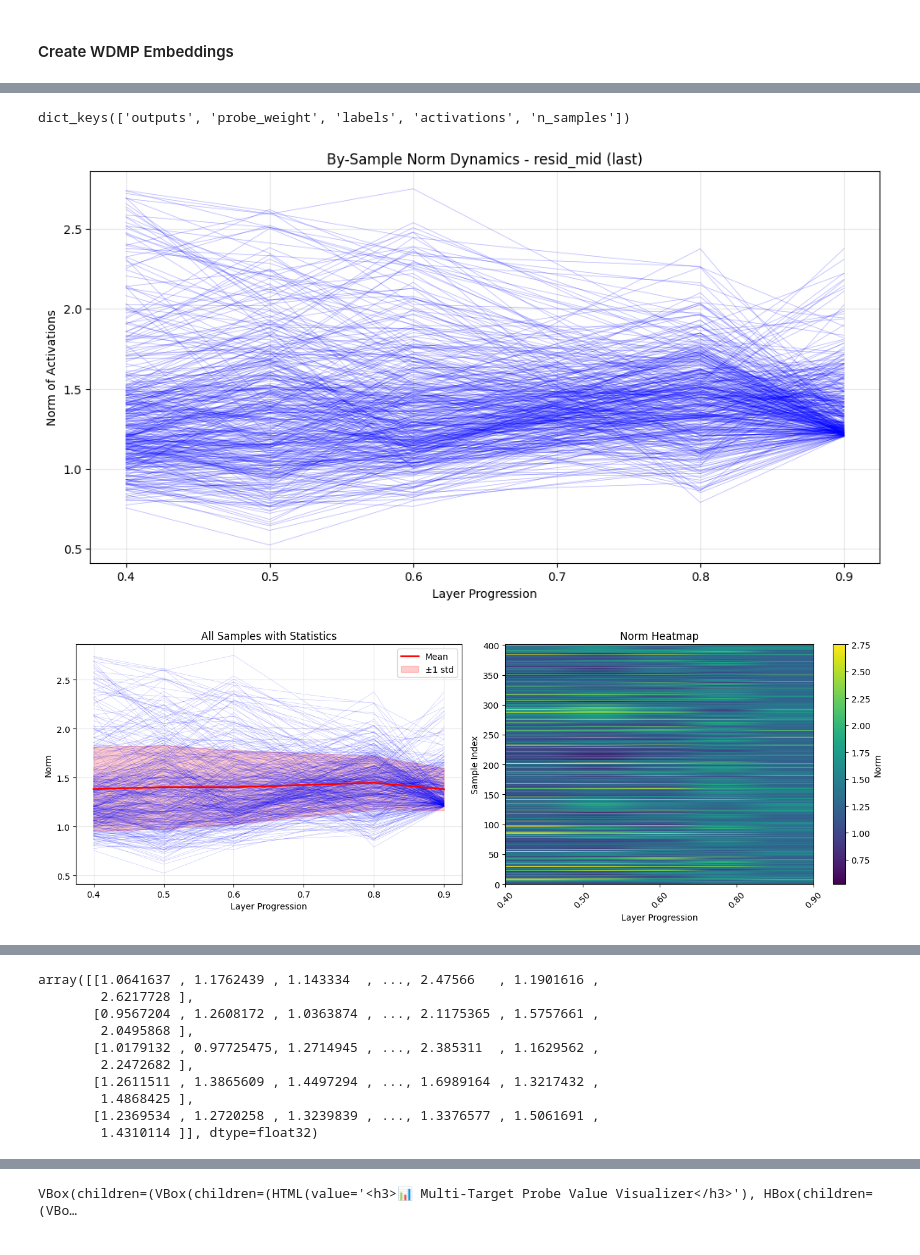
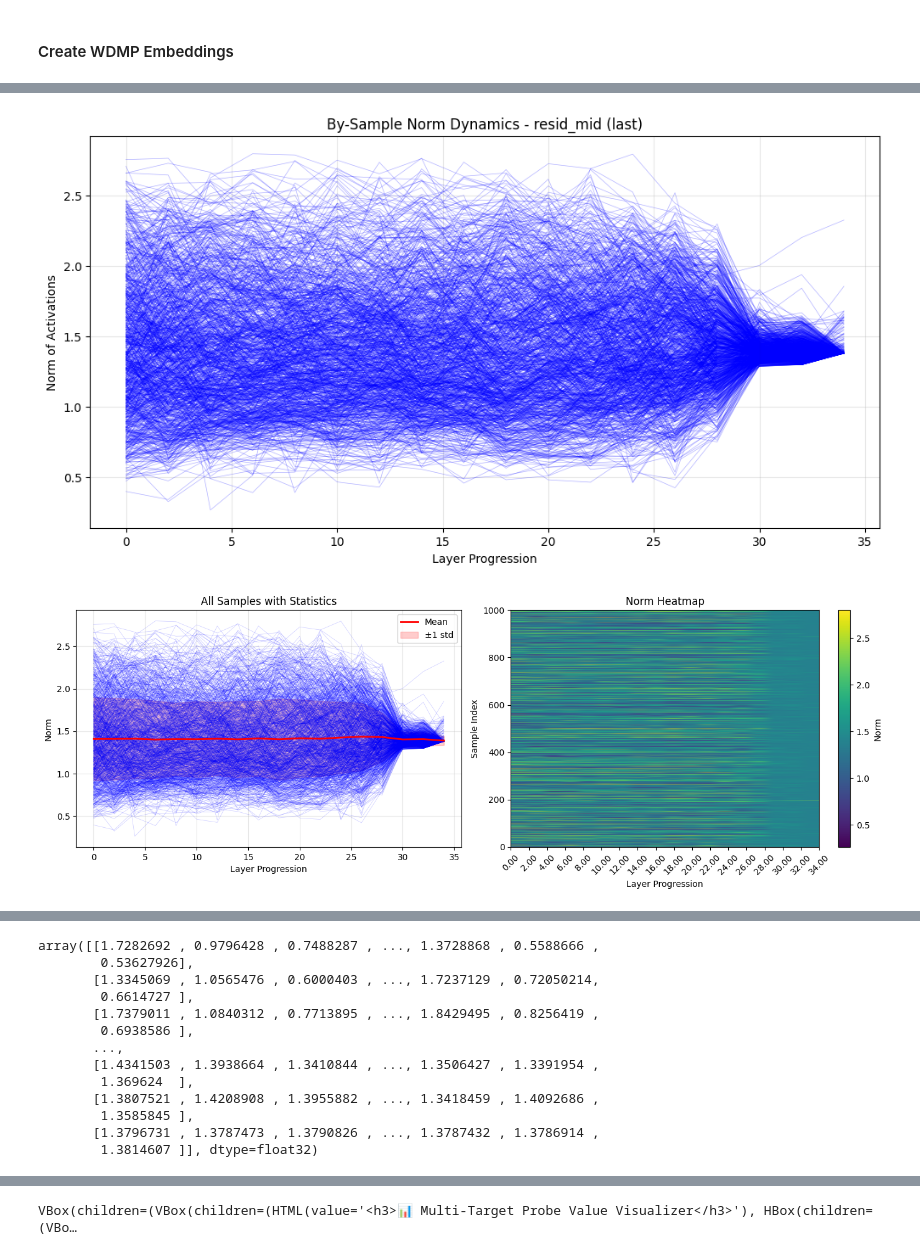
Before and after one commit to leostre/evals_project, a Jupyter notebook: qwen/lin_probes MixTox.ipynb, the cells around one changed output, grey strips where cells are left out. Cells and saved outputs as stored; diff of their text form; code cells hidden in the pictures.

Commit message:
enlarged real toxic

```diff
--- a/qwen/lin_probes MixTox.ipynb
+++ b/qwen/lin_probes MixTox.ipynb
@@ -731,5 +596,7 @@ Done. Results saved in two formats:
 # %%
-results_df = pd.read_csv('lin_probes_regression_per_target.csv')
+import pandas as pd
+
+results_df = pd.read_csv(os.path.join(SAVE_DIR, 'lin_probes_regression_per_target.csv'))
 
 # results_df = pd.DataFrame(results)
 # %%
@@ -927,17 +688,15 @@ n_targets = 8
 # %%
+from functools import partial, cache
+from utils import LinearProbe
+
 # ====================== DATA PREPARATION ======================
-def load_probe_data_cached(act_type, layer_idx, agg_type):
+@cache
+def load_probe_data_cached_rgr(act_type, layer_idx, agg_type, probe_dir, act_dir):
     """Cached data loading"""
-    cache_key = f"{act_type}_{layer_idx}_{agg_type}"
 
-    if not hasattr(load_probe_data_cached, 'cache'):
-        load_probe_data_cached.cache = {}
 
-    if cache_key in load_probe_data_cached.cache:
-        return load_probe_data_cached.cache[cache_key]
-
-    probe_path = f'/home/leostre/Рабочий стол/evals_project/qwen/harmfulness_activations_qwen3_MixTox/regression_probe_l{layer_idx}_{act_type}_{agg_type}.pt'
-    full_dataset = ActivationDataset(act_type, layer_idx, 'all', gathering_func=gather_full_tensor_wdmp, agg_type=agg_type)
+    probe_path = f'{probe_dir}/regression_probe_l{layer_idx}_{act_type}_{agg_type}.pt'
+    full_dataset = ActivationDataset(act_type, layer_idx, 'all', gathering_func=partial(gather_full_tensor_wdmp, dir=act_dir), agg_type=agg_type)
 
     probe_state = torch.load(probe_path)
     probe = LinearProbe(full_dataset.data.size(-1), n_targets, sigmoid=SIGMOID_PROBE)
@@ -967,12 +726,7 @@ def load_probe_data_cached(act_type, layer_idx, agg_type):
         'n_samples': len(full_dataset.labels)
     }
 
-    load_probe_data_cached.cache[cache_key] = result
     return result
-# %%
-load_probe_data_cached('resid_post', 14, 'mean').keys()
-# %% [output]
-dict_keys(['outputs', 'probe_weight', 'labels', 'activations', 'n_samples'])
 # %%
 def np_sigmoid(x):
     return 1 / (1 + np.exp(-x))
@@ -980,13 +734,13 @@ def np_sigmoid(x):
 import matplotlib.pyplot as plt
 import numpy as np
 
-def plot_dynamics(act_type, agg_type, n_layers, sigmoid=True):
-    indices = [int(n_layers * prop) for prop in LAYER_PERCENTAGES]
+def plot_dynamics(act_type, agg_type, probe_dir, act_dir, sigmoid=True,):
+    indices = LAYERS
     all_norms = []
 
     # Collect norms for each layer
     for index in indices:
-        probe_data = load_probe_data_cached(act_type, index, agg_type)['outputs']
+        probe_data = load_probe_data_cached_rgr(act_type, index, agg_type, probe_dir, act_dir)['outputs']
         if sigmoid:
             probe_data = np_sigmoid(probe_data)
 
@@ -999,7 +753,7 @@ def plot_dynamics(act_type, agg_type, n_layers, sigmoid=True):
     # Option 1: Plot all samples with low alpha for density
     plt.figure(figsize=(12, 6))
     for i in range(all_norms.shape[1]):  # iterate over samples
-        plt.plot(LAYER_PERCENTAGES, all_norms[:, i], alpha=0.3, color='blue', linewidth=0.5)
+        plt.plot(LAYERS, all_norms[:, i], alpha=0.3, color='blue', linewidth=0.5)
 
     plt.xlabel('Layer Progression')
     plt.ylabel('Norm of Activations')
@@ -1012,12 +766,12 @@ def plot_dynamics(act_type, agg_type, n_layers, sigmoid=True):
 
     # Left: All samples with mean overlay
     for i in range(all_norms.shape[1]):
-        ax1.plot(LAYER_PERCENTAGES, all_norms[:, i], alpha=0.2, color='blue', linewidth=0.5)
+        ax1.plot(LAYERS, all_norms[:, i], alpha=0.2, color='blue', linewidth=0.5)
 
     mean_norms = np.mean(all_norms, axis=1)
     std_norms = np.std(all_norms, axis=1)
-    ax1.plot(LAYER_PERCENTAGES, mean_norms, 'r-', linewidth=2, label='Mean')
-    ax1.fill_between(LAYER_PERCENTAGES, mean_norms - std_norms, mean_norms + std_norms,
+    ax1.plot(LAYERS, mean_norms, 'r-', linewidth=2, label='Mean')
+    ax1.fill_between(LAYERS, mean_norms - std_norms, mean_norms + std_norms,
                       alpha=0.2, color='red', label='±1 std')
     ax1.set_xlabel('Layer Progression')
     ax1.set_ylabel('Norm')
@@ -1027,15 +781,15 @@ def plot_dynamics(act_type, agg_type, n_layers, sigmoid=True):
 
     # Right: Heatmap of norms across samples and layers
     im = ax2.imshow(all_norms.T, aspect='auto', cmap='viridis',
-                    extent=[0, len(LAYER_PERCENTAGES)-1, 0, all_norms.shape[1]],
+                    extent=[0, len(LAYERS)-1, 0, all_norms.shape[1]],
                     origin='lower')
     ax2.set_xlabel('Layer Progression')
     ax2.set_ylabel('Sample Index')
     ax2.set_title('Norm Heatmap')
 
     # Set x-tick labels to show actual layer percentages
-    ax2.set_xticks(range(len(LAYER_PERCENTAGES)))
-    ax2.set_xticklabels([f'{p:.2f}' for p in LAYER_PERCENTAGES], rotation=45)
+    ax2.set_xticks(range(len(LAYERS)))
+    ax2.set_xticklabels([f'{p:.2f}' for p in LAYERS], rotation=45)
 
     plt.colorbar(im, ax=ax2, label='Norm')
 
@@ -1044,7 +798,7 @@ def plot_dynamics(act_type, agg_type, n_layers, sigmoid=True):
 
     # Option 3: Box plot per layer (good for distribution)
     plt.figure(figsize=(12, 6))
-    plt.boxplot(all_norms.T, positions=LAYER_PERCENTAGES, widths=0.02)
+    plt.boxplot(all_norms.T, positions=LAYERS, widths=0.02)
     plt.xlabel('Layer Progression')
     plt.ylabel('Norm')
     plt.title(f'Norm Distributions per Layer - {act_type} ({agg_type})')
@@ -1055,5 +811,5 @@ def plot_dynamics(act_type, agg_type, n_layers, sigmoid=True):
 # %%
-plot_dynamics('resid_mid', 'last', 36)
+plot_dynamics('resid_mid', 'last', 'real-toxicity-prompts', 'wmdp-bio')
 # %% [output]
-[figure, old version]
+[figure, new version]
-[figure, old version]
+[figure, new version]
@@ -1061,13 +817,16 @@ plot_dynamics('resid_mid', 'last', 36)
-array([[1.0641637 , 1.1762439 , 1.143334  , ..., 2.47566   , 1.1901616 ,
-        2.6217728 ],
-       [0.9567204 , 1.2608172 , 1.0363874 , ..., 2.1175365 , 1.5757661 ,
-        2.0495868 ],
-       [1.0179132 , 0.97725475, 1.2714945 , ..., 2.385311  , 1.1629562 ,
-        2.2472682 ],
-       [1.2611511 , 1.3865609 , 1.4497294 , ..., 1.6989164 , 1.3217432 ,
-        1.4868425 ],
-       [1.2369534 , 1.2720258 , 1.3239839 , ..., 1.3376577 , 1.5061691 ,
-        1.4310114 ]], dtype=float32)
+array([[1.7282692 , 0.9796428 , 0.7488287 , ..., 1.3728868 , 0.5588666 ,
+        0.53627926],
+       [1.3345069 , 1.0565476 , 0.6000403 , ..., 1.7237129 , 0.72050214,
+        0.6614727 ],
+       [1.7379011 , 1.0840312 , 0.7713895 , ..., 1.8429495 , 0.8256419 ,
+        0.6938586 ],
+       ...,
+       [1.4341503 , 1.3938664 , 1.3410844 , ..., 1.3506427 , 1.3391954 ,
+        1.369624  ],
+       [1.3807521 , 1.4208908 , 1.3955882 , ..., 1.3418459 , 1.4092686 ,
+        1.3585845 ],
+       [1.3796731 , 1.3787473 , 1.3790826 , ..., 1.3787432 , 1.3786914 ,
+        1.3814607 ]], dtype=float32)
 # %%
 from ipywidgets import interact, fixed
 import ipywidgets as widgets
```
Also changed, not shown: parts of 29 cells of this notebook.
